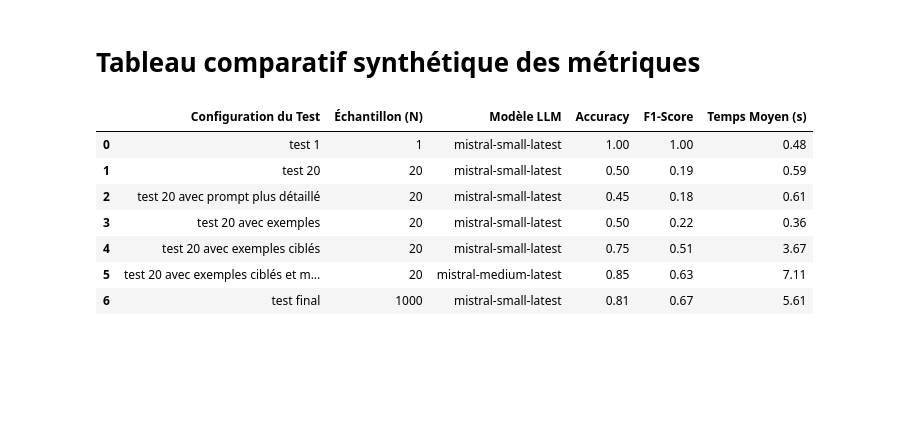
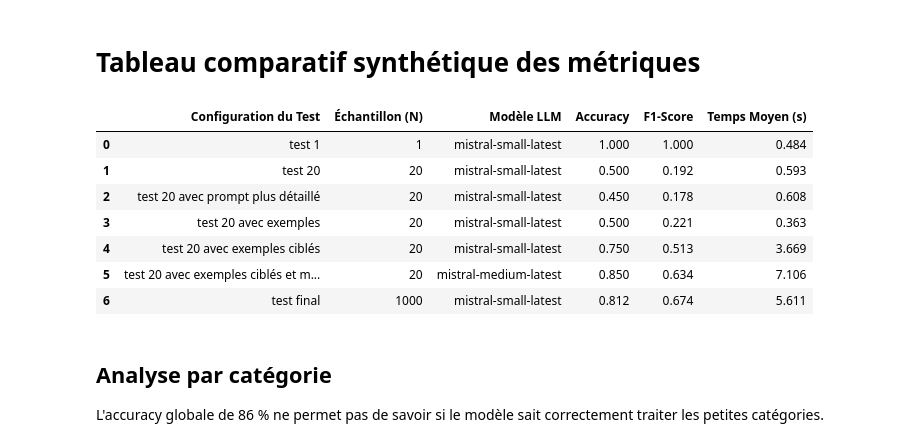
Before and after one commit to Ace4teaM/OCR-ZenAssist, a Jupyter notebook: 2_approche_llm.ipynb, the cells around one changed output. Saved outputs shown, nothing was run; the diff lists cells and outputs as text; code cells hidden in the pictures; blank space fills up the shorter version.

```diff
--- a/2_approche_llm.ipynb
+++ b/2_approche_llm.ipynb
@@ -379,7 +382,7 @@ def test(
 
         start = time.perf_counter()
 
-        response = with_retry(
+        response, usage = with_retry(
             lambda: classify_with_llm(
                 question,
                 categories,
@@ -399,7 +402,10 @@ def test(
             "Réponse": response,
             "Attendue": expected,
             "Correct": response == expected,
-            "Temps (s)": elapsed
+            "Temps (s)": elapsed,
+            "Total Tokens": usage.total_tokens,
+            "Input Tokens": usage.prompt_tokens,
+            "Output Tokens": usage.completion_tokens
         })
 
     return pd.DataFrame(results)
@@ -775,8 +798,8 @@ from metrics import (
 # Test
 # ----------------------------------------------------------------
 
-name = "test 20 avec exemples ciblés et modèle medium"
-model = os.environ["MISTRAL_MEDIUM_MODEL"]
+name = "test 20 avec exemples ciblés et modèle large"
+model = os.environ["MISTRAL_LARGE_MODEL"]
 results_path = Path("tests", name + ".pkl")
 results = load_results(results_path)
 
@@ -796,6 +819,8 @@ print("------------------------")
 print_metrics(metrics)
 print("------------------------")
 report(results)
+print("------------------------")
+print_tokens_cost(model, results)
 
 global_metrics.append(metrics)
 # %% [output]
@@ -823,0 +849,15 @@ Evalue le système sur un échantillonnage plus important et affiche les metriqu
+# %%
+
+# Sélectionne un nombre equitable d'éléments dans chaque catégorie (évite d'ignorer catégories peut représenté)
+max_results = 1000
+n_per_category = max_results // len(categories)
+
+samples = (
+    y_test.groupby("Tag", group_keys=False)
+    .apply(lambda x: x.sample(
+        n=min(len(x), n_per_category),
+        random_state=42
+    ))
+).index
+
+print(y_test.loc[samples]["Tag"].value_counts())
@@ -824,13 +877,15 @@ Evalue le système sur un échantillonnage plus important et affiche les metriqu
 # %%
-results_path = Path("tests", "llm_results.pkl")
+name = "test 1000 avec exemples ciblés"
+results_path = Path("tests", name + ".pkl")
 results = load_results(results_path)
 
-max_results = 1000
-name = "test final"
 model = os.environ["MISTRAL_MODEL"]
 if len(results) < max_results:
     print("Démarre le test:", name)
-    indices = X_test.index[len(results):max_results]
+
+    # reprend la où ont s'était arrêté (random_state permet de reproduire l'ordre exacte dans indices)
+    indices = samples[len(results):max_results]
+
     additional_results = test(indices, create_samples, model=model)
     results = pd.concat([results, additional_results], ignore_index=True)
     save_results(results, results_path)
@@ -891,25 +948,31 @@ Recall (weighted) : 81.20%
 # %%
 global_metrics_df = pd.DataFrame(
     global_metrics,
-    columns=["Name", "Samples", "Method", "Accuracy", "F1 (macro)", "Temps moyen (s)"]
+    columns=["Name", "Samples", "Method", "Accuracy", "F1 (macro)", "Temps moyen (s)", "Tokens"]
     )
 
 global_metrics_df = global_metrics_df.rename(columns={
     "Name" : "Configuration du Test",
     "Samples" : "Échantillon (N)",
     "Method" : "Modèle LLM",
     "Accuracy": "Accuracy",
     "F1 (macro)": "F1-Score",
     "Temps moyen (s)" : "Temps Moyen (s)"
 })
 
+pd.set_option("display.float_format", "{:,.3f}".format)
+
 global_metrics_df
 # %% [output]
 |  | Configuration du Test | Échantillon (N) | Modèle LLM | Accuracy | F1-Score | Temps Moyen (s) |
-| 0 | test 1 | 1 | mistral-small-latest | 1.00 | 1.00 | 0.48 |
-| 1 | test 20 | 20 | mistral-small-latest | 0.50 | 0.19 | 0.59 |
-| 2 | test 20 avec prompt plus détaillé | 20 | mistral-small-latest | 0.45 | 0.18 | 0.61 |
-| 3 | test 20 avec exemples | 20 | mistral-small-latest | 0.50 | 0.22 | 0.36 |
-| 4 | test 20 avec exemples ciblés | 20 | mistral-small-latest | 0.75 | 0.51 | 3.67 |
-| 5 | test 20 avec exemples ciblés et m... | 20 | mistral-medium-latest | 0.85 | 0.63 | 7.11 |
-| 6 | test final | 1000 | mistral-small-latest | 0.81 | 0.67 | 5.61 |
+| 0 | test 1 | 1 | mistral-small-latest | 1.000 | 1.000 | 0.484 |
+| 1 | test 20 | 20 | mistral-small-latest | 0.500 | 0.192 | 0.593 |
+| 2 | test 20 avec prompt plus détaillé | 20 | mistral-small-latest | 0.450 | 0.178 | 0.608 |
+| 3 | test 20 avec exemples | 20 | mistral-small-latest | 0.500 | 0.221 | 0.363 |
+| 4 | test 20 avec exemples ciblés | 20 | mistral-small-latest | 0.750 | 0.513 | 3.669 |
+| 5 | test 20 avec exemples ciblés et m... | 20 | mistral-medium-latest | 0.850 | 0.634 | 7.106 |
+| 6 | test final | 1000 | mistral-small-latest | 0.812 | 0.674 | 5.611 |
+# %% [markdown]
+## Analyse par catégorie
+
+L'accuracy globale de 86 % ne permet pas de savoir si le modèle sait correctement traiter les petites catégories.
```
Also changed, not shown: parts of 15 cells of this notebook, 2 other files.
